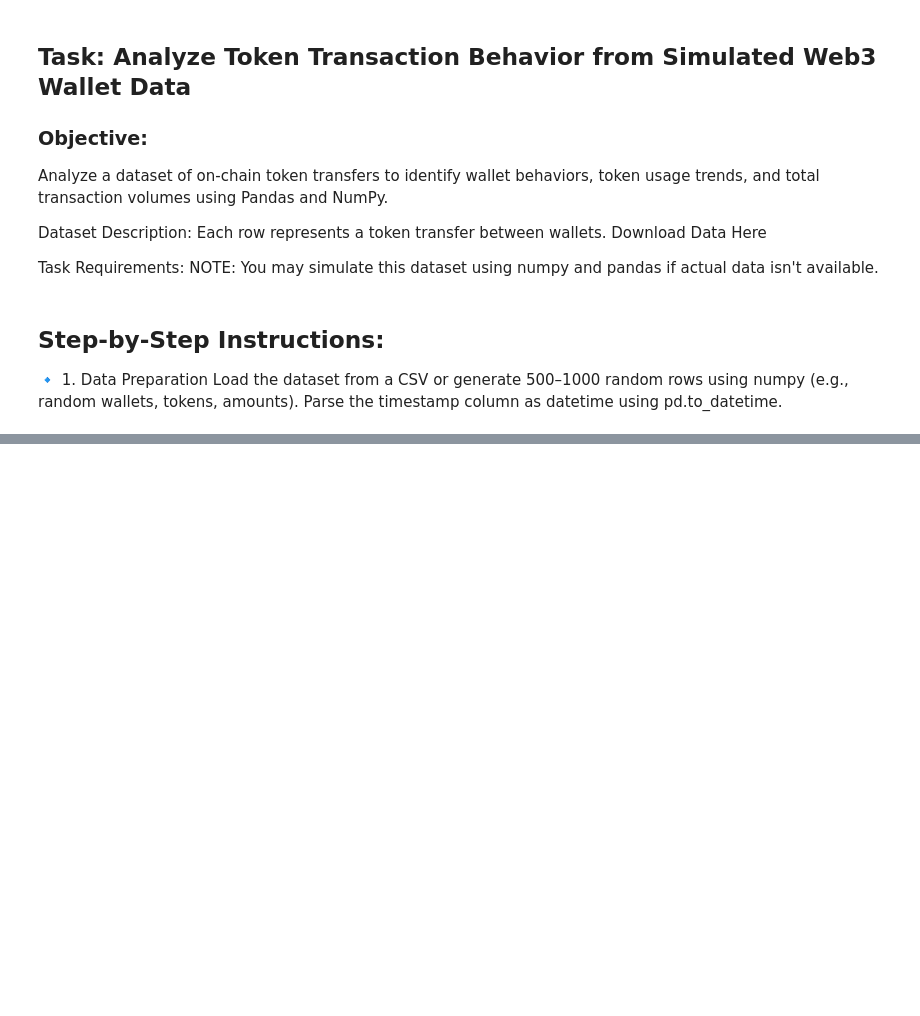
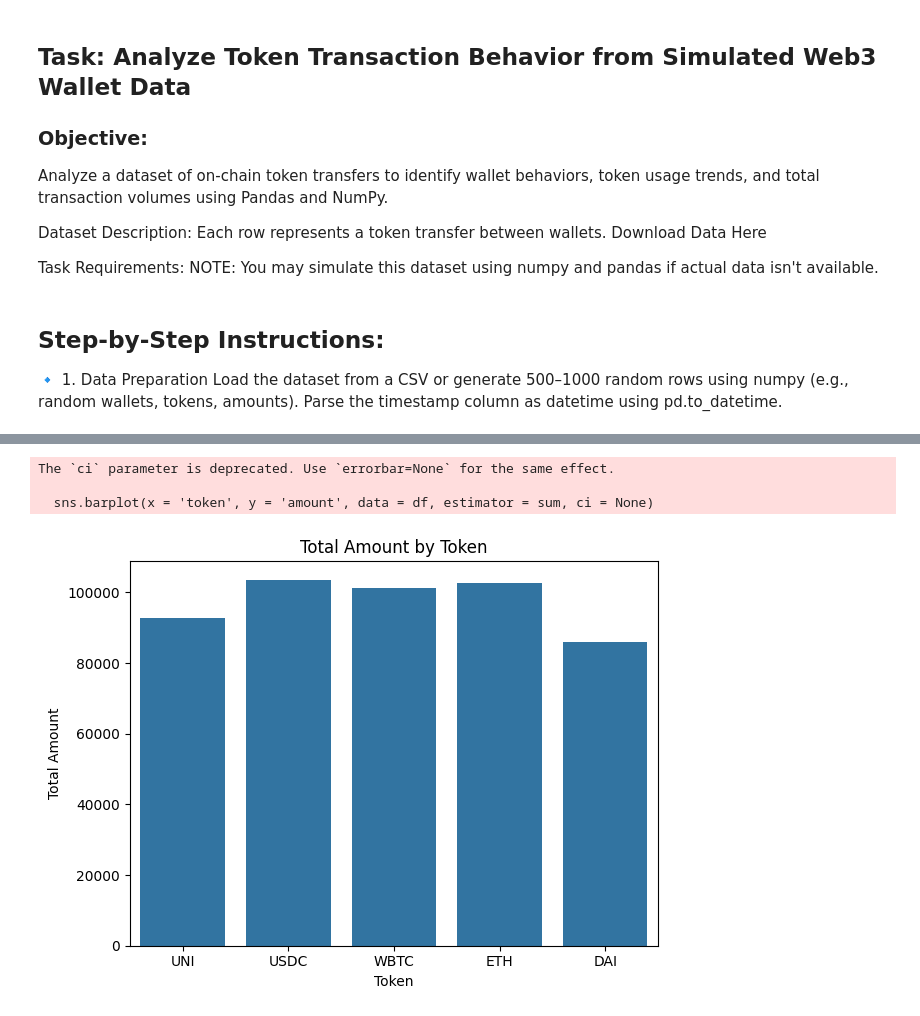
Before and after one commit to Kruys-Collins/Problem-Solving, a Jupyter notebook: Module_2/NumPyPandas.ipynb, the cells around one changed output, grey strips where cells are left out. Saved outputs shown, nothing was run; the diff lists cells and outputs as text; code cells hidden in the pictures; blank space fills up the shorter version.

```diff
--- a/Module_2/NumPyPandas.ipynb
+++ b/Module_2/NumPyPandas.ipynb
@@ -26,0 +44,13 @@ FileNotFoundError: [Errno 2] No such file or directory: 'web3_token_transfers.cs
+# %%
+import pandas as pd
+import matplotlib.pyplot as plt
+import numpy as np
+import seaborn as sns
+
+with open('/Users/kruyscollins/Documents/Kruys Collins Codes/Problem Solving /web3_token_transfers.csv', 'r') as csvfile:
+    df = pd.read_csv(csvfile)  # Read the CSV file into a DataFrame
+    df['timestamp'] = pd.to_datetime(df['timestamp'])
+
+sns.set(style='whitegrid')  # Set the seaborn style for better aesthetics
+# Display the first few rows of the DataFrame
+df.head()
@@ -26,0 +278,14 @@ FileNotFoundError: [Errno 2] No such file or directory: 'web3_token_transfers.cs
+# %%
+import pandas as pd
+sns.barplot(x = 'token', y = 'amount', data = df, estimator = sum, ci = None)
+plt.title('Total Amount by Token')
+plt.xlabel('Token')
+plt.ylabel('Total Amount')
+# plt.xticks(rotation=45)
+plt.tight_layout()
+plt.show()
+# %% [output]
+The `ci` parameter is deprecated. Use `errorbar=None` for the same effect.
+
+  sns.barplot(x = 'token', y = 'amount', data = df, estimator = sum, ci = None)
+[figure, added]
```
Also changed, not shown: parts of 40 cells of this notebook, 3 other files.
